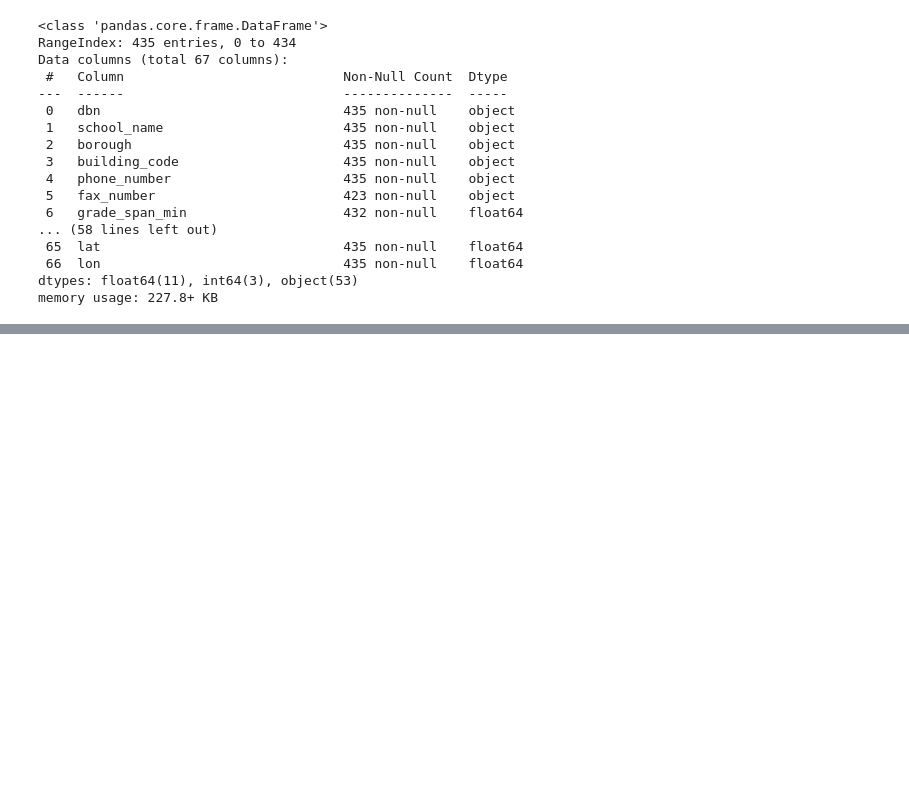
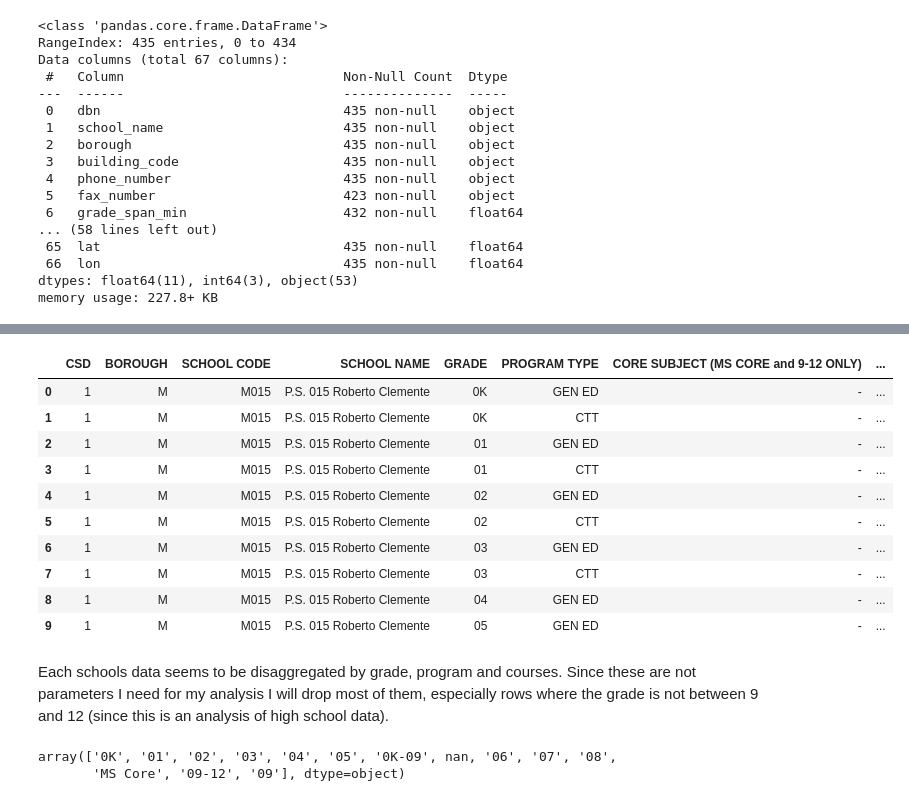
Before and after one commit to aegis301/nyc_high_school_project, a Jupyter notebook: cleaning_project.ipynb, the cells around one changed output, grey strips where cells are left out. Drawn from its saved outputs; the diff is of its cells as text; code cells hidden in the pictures; blank space fills up the shorter version.

```diff
--- a/cleaning_project.ipynb
+++ b/cleaning_project.ipynb
@@ -296,0 +302,25 @@ memory usage: 227.8+ KB
+# %%
+data["class_size"].head(10)
+# %% [output]
+|  | CSD | BOROUGH | SCHOOL CODE | SCHOOL NAME | GRADE | PROGRAM TYPE | CORE SUBJECT (MS CORE and 9-12 ONLY) | ... |
+| 0 | 1 | M | M015 | P.S. 015 Roberto Clemente | 0K | GEN ED | - | ... |
+| 1 | 1 | M | M015 | P.S. 015 Roberto Clemente | 0K | CTT | - | ... |
+| 2 | 1 | M | M015 | P.S. 015 Roberto Clemente | 01 | GEN ED | - | ... |
+| 3 | 1 | M | M015 | P.S. 015 Roberto Clemente | 01 | CTT | - | ... |
+| 4 | 1 | M | M015 | P.S. 015 Roberto Clemente | 02 | GEN ED | - | ... |
+| 5 | 1 | M | M015 | P.S. 015 Roberto Clemente | 02 | CTT | - | ... |
+| 6 | 1 | M | M015 | P.S. 015 Roberto Clemente | 03 | GEN ED | - | ... |
+| 7 | 1 | M | M015 | P.S. 015 Roberto Clemente | 03 | CTT | - | ... |
+| 8 | 1 | M | M015 | P.S. 015 Roberto Clemente | 04 | GEN ED | - | ... |
+| 9 | 1 | M | M015 | P.S. 015 Roberto Clemente | 05 | GEN ED | - | ... |
+# %% [markdown]
+Each schools data seems to be disaggregated by grade, program and courses. Since these are not parameters I need for my analysis I will drop most of them, especially rows where the grade is not between 9 and 12 (since this is an analysis of high school data).
+# %%
+# create variable to facilitate code
+class_size = data["class_size"]
+
+# investigate values in GRADE col
+class_size["GRADE "].unique()
+# %% [output]
+array(['0K', '01', '02', '03', '04', '05', '0K-09', nan, '06', '07', '08',
+       'MS Core', '09-12', '09'], dtype=object)
```
Also changed, not shown: parts of 6 cells of this notebook.
